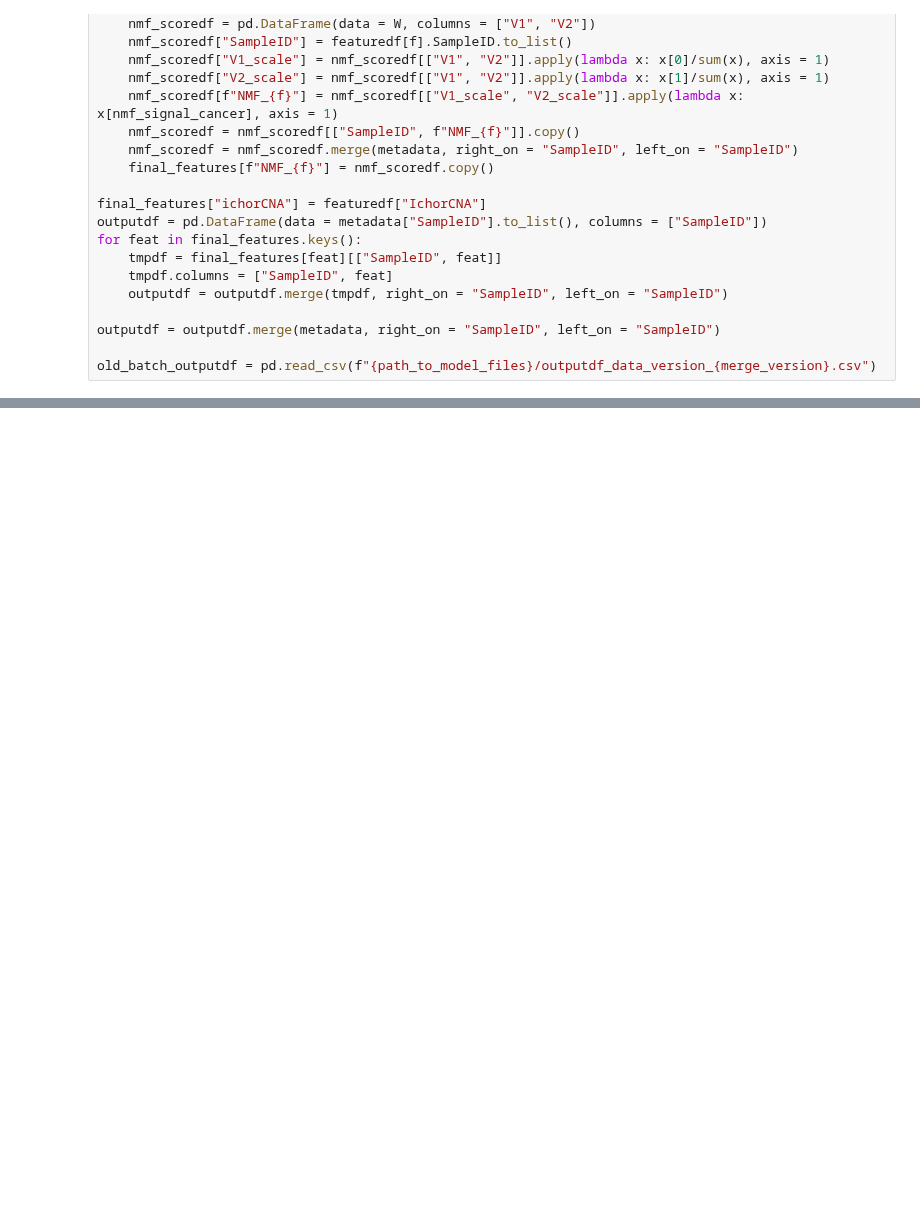
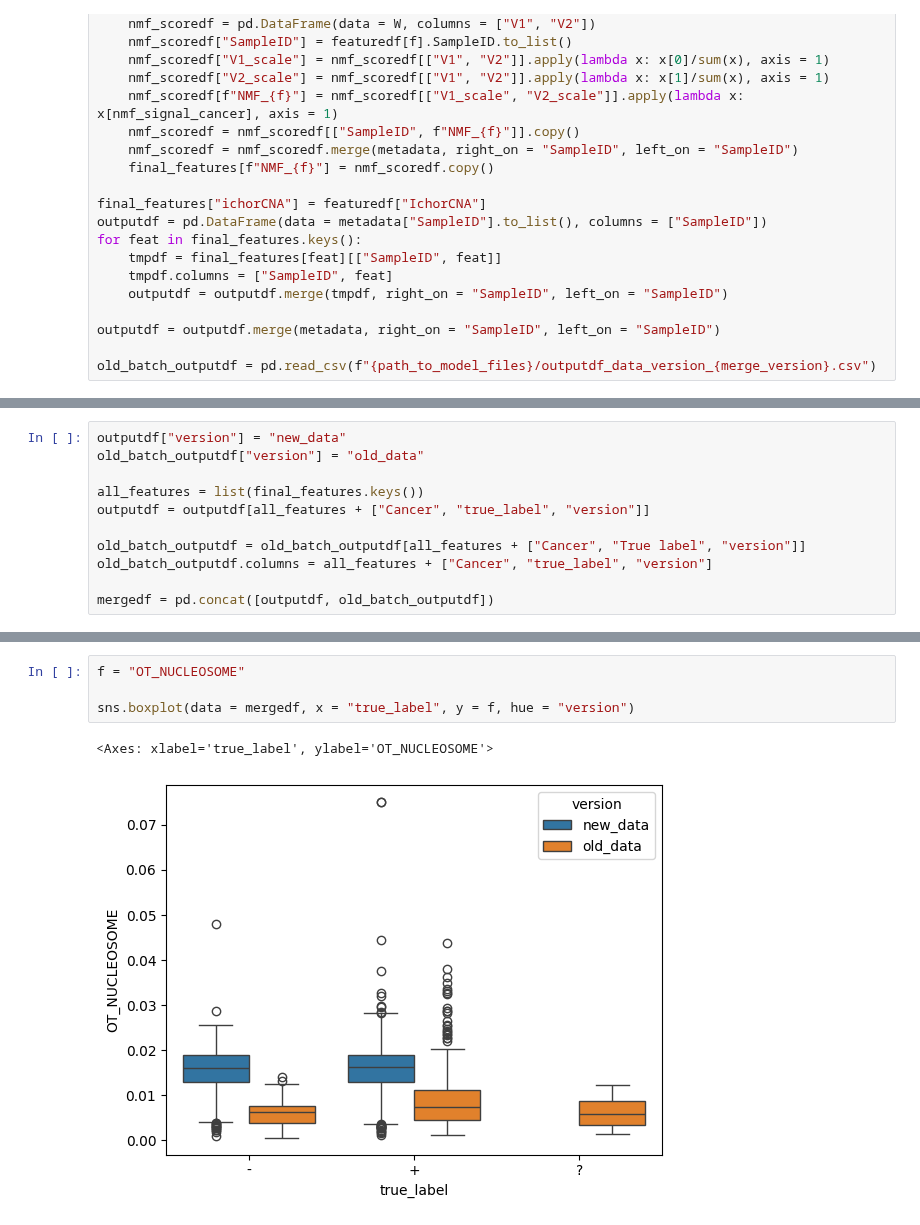
Before and after one commit to hieunguyen4193/gs-mrd, a Jupyter notebook: 03_analysis_new_MRD_data_20240924.ipynb, the cells around one changed output, grey strips where cells are left out. Drawn from its saved outputs; the diff is of its cells as text; blank space fills up the shorter version.

```diff
--- a/03_analysis_new_MRD_data_20240924.ipynb
+++ b/03_analysis_new_MRD_data_20240924.ipynb
@@ -216,0 +200,11 @@ old_batch_outputdf.head()
+# %%
+outputdf["version"] = "new_data"
+old_batch_outputdf["version"] = "old_data"
+
+all_features = list(final_features.keys())
+outputdf = outputdf[all_features + ["Cancer", "true_label", "version"]]
+
+old_batch_outputdf = old_batch_outputdf[all_features + ["Cancer", "True label", "version"]]
+old_batch_outputdf.columns = all_features + ["Cancer", "true_label", "version"]
+
+mergedf = pd.concat([outputdf, old_batch_outputdf])
@@ -216,0 +227,7 @@ old_batch_outputdf.head()
+# %%
+f = "OT_NUCLEOSOME"
+
+sns.boxplot(data = mergedf, x = "true_label", y = f, hue = "version")
+# %% [output]
+<Axes: xlabel='true_label', ylabel='OT_NUCLEOSOME'>
+[figure, added]
```
Also changed, not shown: parts of 6 cells of this notebook, 2 other files.
